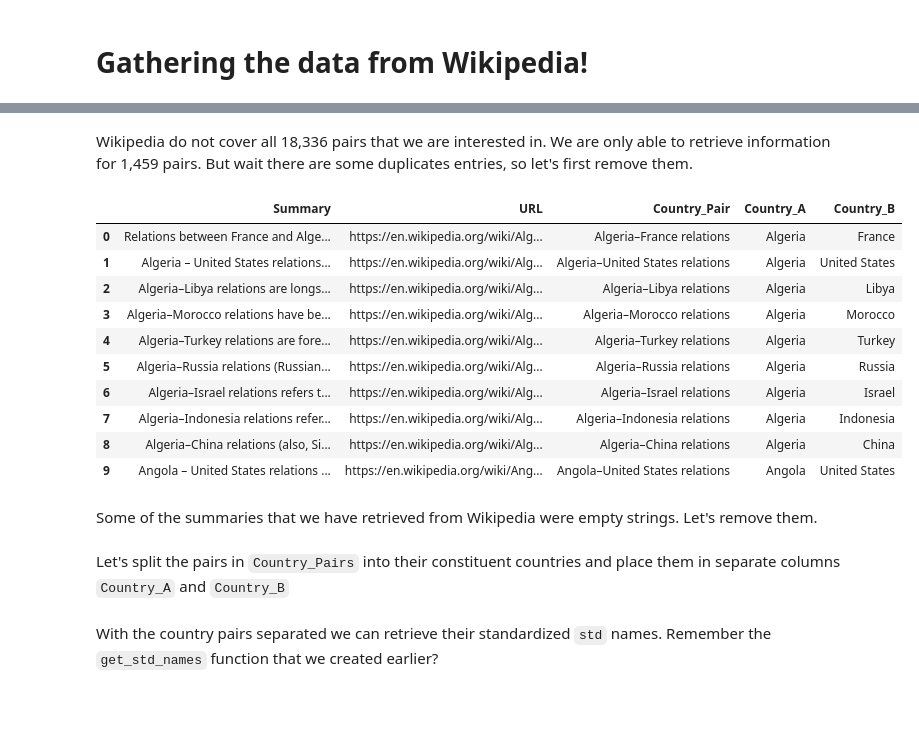
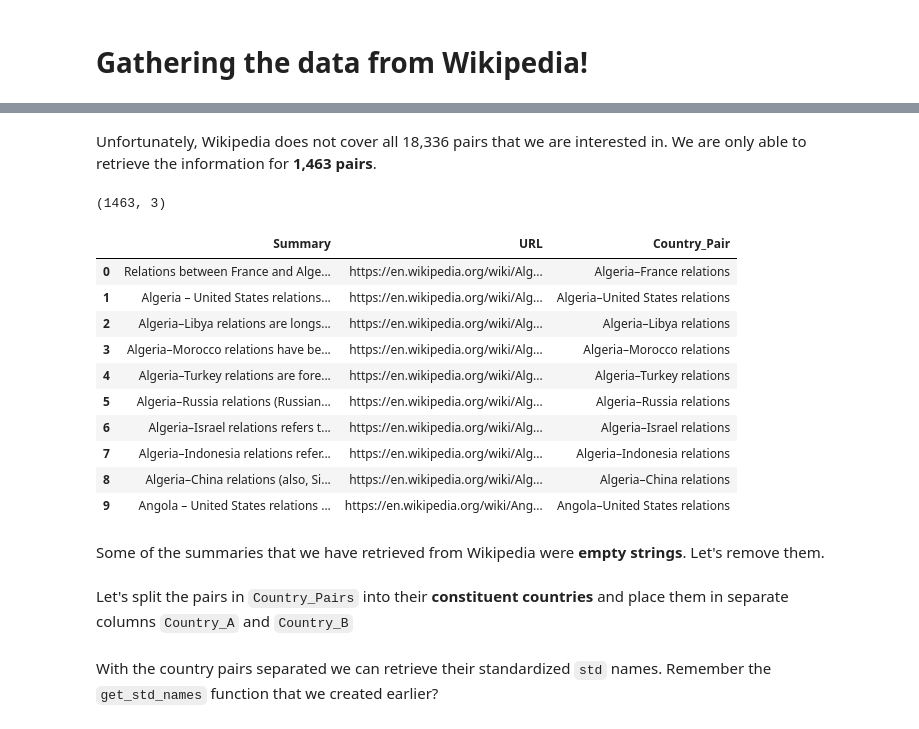
Before and after one commit to kenneth-wang/fastpages, a Jupyter notebook: _notebooks/2020_02_27_Geopolitical_Mapper.ipynb, the cells around one changed output, grey strips where cells are left out. Cells and saved outputs as stored; diff of their text form; code cells hidden in the pictures.

```diff
--- a/_notebooks/2020_02_27_Geopolitical_Mapper.ipynb
+++ b/_notebooks/2020_02_27_Geopolitical_Mapper.ipynb
@@ -328,30 +338,32 @@ Thankfully we are able to find an alternative data source from Wikipedia,that to
 
 # wiki_df.to_csv('./data/Wiki/wiki_relations.csv', index=False)
 # %% [markdown]
-Wikipedia do not cover all 18,336 pairs that we are interested in. We are only able to retrieve information for 1,459 pairs. But wait there are some duplicates entries, so let's first remove them.
+Unfortunately, Wikipedia does not cover all 18,336 pairs that we are interested in. We are only able to retrieve the information for **1,463 pairs**.
 # %%
 wiki_df = pd.read_csv('./data/Wiki/wiki_relations.csv')
 
-wiki_df.head(10)
+print(wiki_df.shape)
+wiki_df[['Summary', 'URL', 'Country_Pair']].head(10)
 # %% [output]
+(1463, 3)
-|  | Summary | URL | Country_Pair | Country_A | Country_B |
-| 0 | Relations between France and Alge... | https://en.wikipedia.org/wiki/Alg... | Algeria–France relations | Algeria | France |
-| 1 | Algeria – United States relations... | https://en.wikipedia.org/wiki/Alg... | Algeria–United States relations | Algeria | United States |
-| 2 | Algeria–Libya relations are longs... | https://en.wikipedia.org/wiki/Alg... | Algeria–Libya relations | Algeria | Libya |
-| 3 | Algeria–Morocco relations have be... | https://en.wikipedia.org/wiki/Alg... | Algeria–Morocco relations | Algeria | Morocco |
-| 4 | Algeria–Turkey relations are fore... | https://en.wikipedia.org/wiki/Alg... | Algeria–Turkey relations | Algeria | Turkey |
-| 5 | Algeria–Russia relations (Russian... | https://en.wikipedia.org/wiki/Alg... | Algeria–Russia relations | Algeria | Russia |
-| 6 | Algeria–Israel relations refers t... | https://en.wikipedia.org/wiki/Alg... | Algeria–Israel relations | Algeria | Israel |
-| 7 | Algeria–Indonesia relations refer... | https://en.wikipedia.org/wiki/Alg... | Algeria–Indonesia relations | Algeria | Indonesia |
-| 8 | Algeria–China relations (also, Si... | https://en.wikipedia.org/wiki/Alg... | Algeria–China relations | Algeria | China |
-| 9 | Angola – United States relations ... | https://en.wikipedia.org/wiki/Ang... | Angola–United States relations | Angola | United States |
+|  | Summary | URL | Country_Pair |
+| 0 | Relations between France and Alge... | https://en.wikipedia.org/wiki/Alg... | Algeria–France relations |
+| 1 | Algeria – United States relations... | https://en.wikipedia.org/wiki/Alg... | Algeria–United States relations |
+| 2 | Algeria–Libya relations are longs... | https://en.wikipedia.org/wiki/Alg... | Algeria–Libya relations |
+| 3 | Algeria–Morocco relations have be... | https://en.wikipedia.org/wiki/Alg... | Algeria–Morocco relations |
+| 4 | Algeria–Turkey relations are fore... | https://en.wikipedia.org/wiki/Alg... | Algeria–Turkey relations |
+| 5 | Algeria–Russia relations (Russian... | https://en.wikipedia.org/wiki/Alg... | Algeria–Russia relations |
+| 6 | Algeria–Israel relations refers t... | https://en.wikipedia.org/wiki/Alg... | Algeria–Israel relations |
+| 7 | Algeria–Indonesia relations refer... | https://en.wikipedia.org/wiki/Alg... | Algeria–Indonesia relations |
+| 8 | Algeria–China relations (also, Si... | https://en.wikipedia.org/wiki/Alg... | Algeria–China relations |
+| 9 | Angola – United States relations ... | https://en.wikipedia.org/wiki/Ang... | Angola–United States relations |
 # %% [markdown]
-Some of the summaries that we have retrieved from Wikipedia were empty strings. Let's remove them.
+Some of the summaries that we have retrieved from Wikipedia were **empty strings**. Let's remove them.
 # %%
 wiki_df = wiki_df.fillna("EMPTY")
 wiki_df = wiki_df[wiki_df['Summary'] != "EMPTY"]
 # %% [markdown]
-Let's split the pairs in `Country_Pairs` into their constituent countries and place them in separate columns `Country_A` and `Country_B`
+Let's split the pairs in `Country_Pairs` into their **constituent countries** and place them in separate columns `Country_A` and `Country_B`
 # %%
 def split_country_pair(wiki_country_pairs):
     """
```
Also changed, not shown: parts of 94 cells of this notebook.
